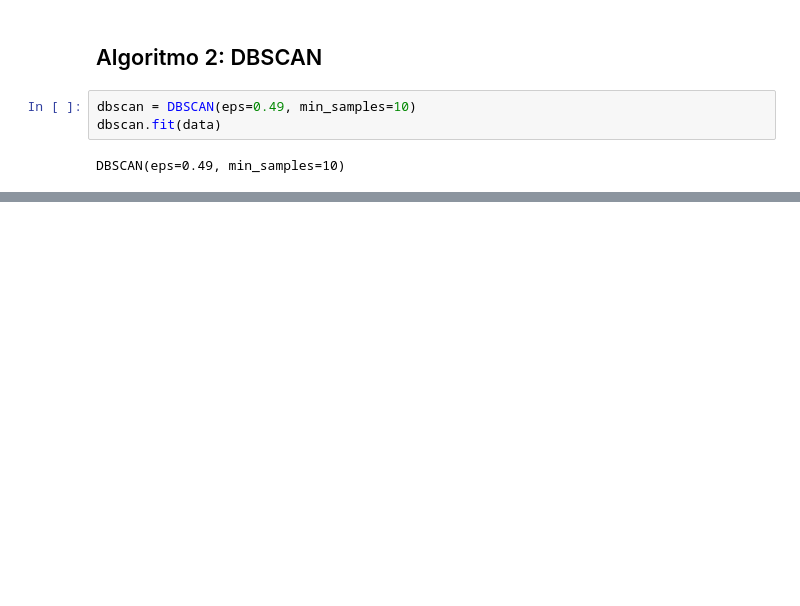
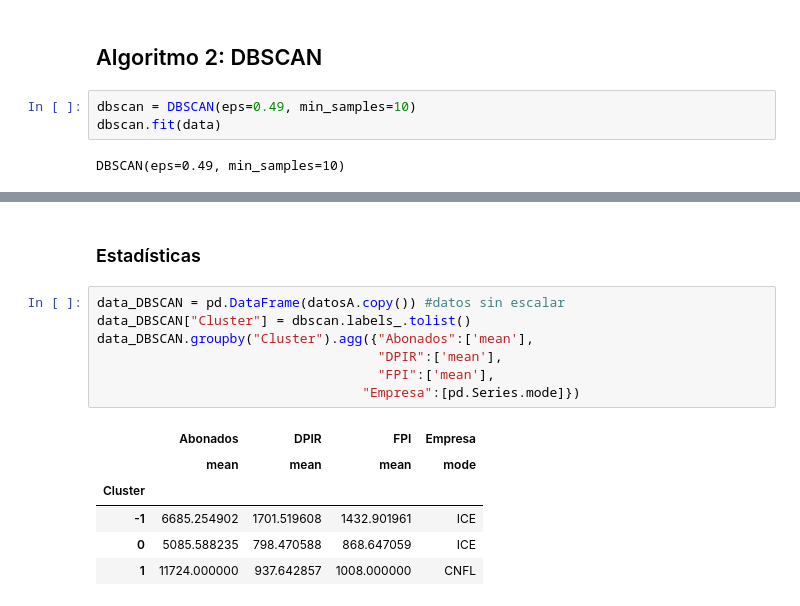
Before and after one commit to marpermon/AI_Projects, a Jupyter notebook: Proyecto1/Proyecto1.ipynb, the cells around one changed output, grey strips where cells are left out. Drawn from its saved outputs; the diff is of its cells as text; blank space fills up the shorter version.

```diff
--- a/Proyecto1/Proyecto1.ipynb
+++ b/Proyecto1/Proyecto1.ipynb
@@ -188,3 +202,19 @@ fig.update_traces(
 fig.show()
 # %% [output]
 [interactive output not drawn]
+# %% [markdown]
+### Estadísticas
+# %%
+data_DBSCAN = pd.DataFrame(datosA.copy()) #datos sin escalar
+data_DBSCAN["Cluster"] = dbscan.labels_.tolist()
+data_DBSCAN.groupby("Cluster").agg({"Abonados":['mean'],
+                                    "DPIR":['mean'],
+                                    "FPI":['mean'],
+                                  "Empresa":[pd.Series.mode]})
+# %% [output]
+|  | Abonados | DPIR | FPI | Empresa |
+|  | mean | mean | mean | mode |
+| Cluster |  |  |  |  |
+| -1 | 6685.254902 | 1701.519608 | 1432.901961 | ICE |
+| 0 | 5085.588235 | 798.470588 | 868.647059 | ICE |
+| 1 | 11724.000000 | 937.642857 | 1008.000000 | CNFL |
```
Also changed, not shown: parts of 3 cells of this notebook.
